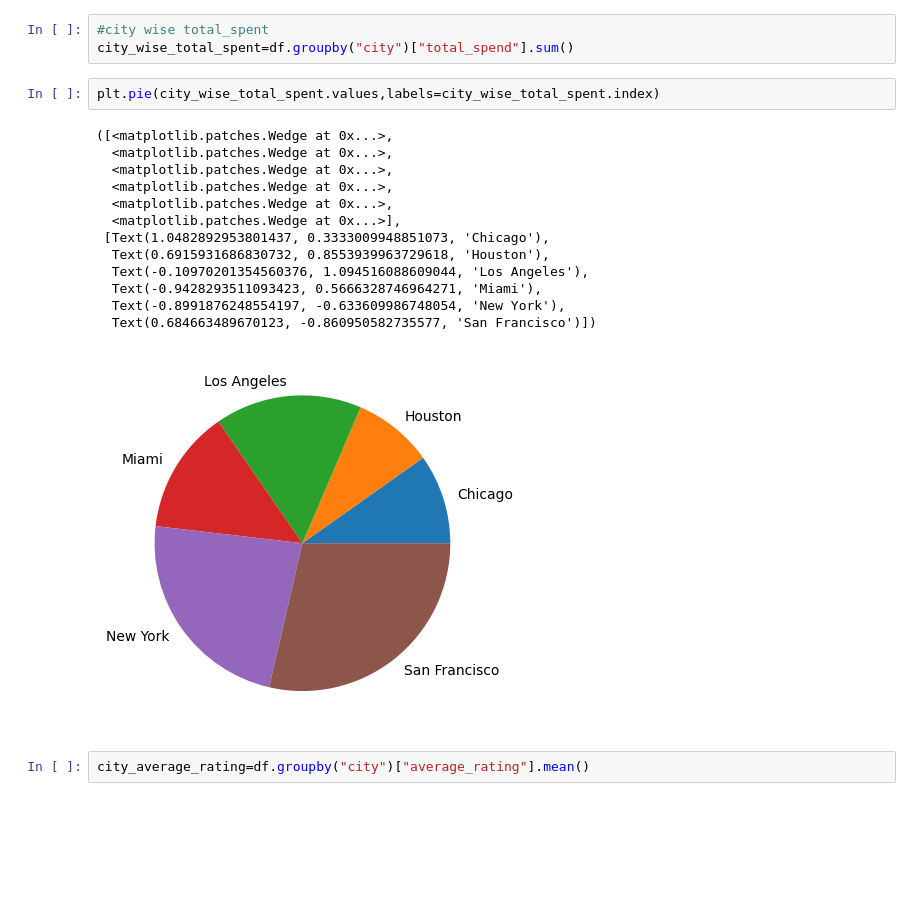
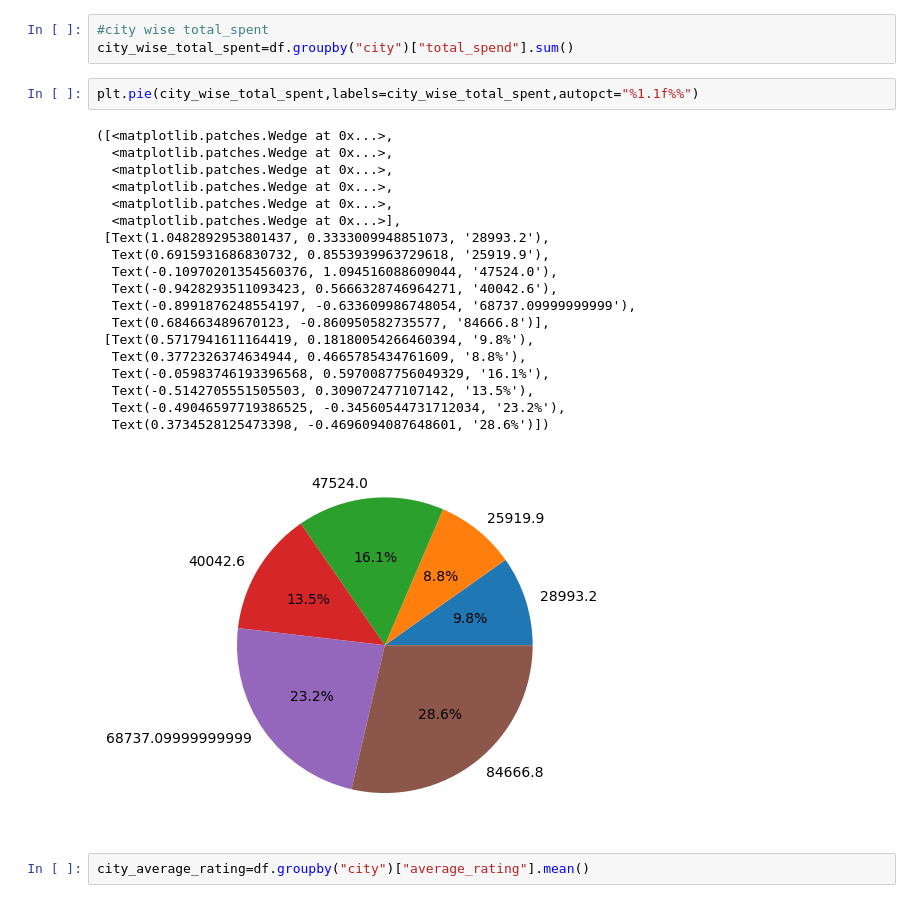
Before and after one commit to Adhnan788/pandas_works, a Jupyter notebook: customer_behavior_case_study/process_customer_behavior.ipynb, the cells around one changed output. Drawn from its saved outputs; the diff is of its cells as text; blank space fills up the shorter version.

```diff
--- a/customer_behavior_case_study/process_customer_behavior.ipynb
+++ b/customer_behavior_case_study/process_customer_behavior.ipynb
@@ -189,21 +189,27 @@ plt.show()
 #city wise total_spent
 city_wise_total_spent=df.groupby("city")["total_spend"].sum()
 # %%
-plt.pie(city_wise_total_spent.values,labels=city_wise_total_spent.index)
+plt.pie(city_wise_total_spent,labels=city_wise_total_spent,autopct="%1.1f%%")
 # %% [output]
 ([<matplotlib.patches.Wedge at 0x...>,
   <matplotlib.patches.Wedge at 0x...>,
   <matplotlib.patches.Wedge at 0x...>,
   <matplotlib.patches.Wedge at 0x...>,
   <matplotlib.patches.Wedge at 0x...>,
   <matplotlib.patches.Wedge at 0x...>],
- [Text(1.0482892953801437, 0.3333009948851073, 'Chicago'),
-  Text(0.6915931686830732, 0.8553939963729618, 'Houston'),
-  Text(-0.10970201354560376, 1.094516088609044, 'Los Angeles'),
-  Text(-0.9428293511093423, 0.5666328746964271, 'Miami'),
-  Text(-0.8991876248554197, -0.633609986748054, 'New York'),
-  Text(0.684663489670123, -0.860950582735577, 'San Francisco')])
+ [Text(1.0482892953801437, 0.3333009948851073, '28993.2'),
+  Text(0.6915931686830732, 0.8553939963729618, '25919.9'),
+  Text(-0.10970201354560376, 1.094516088609044, '47524.0'),
+  Text(-0.9428293511093423, 0.5666328746964271, '40042.6'),
+  Text(-0.8991876248554197, -0.633609986748054, '68737.09999999999'),
+  Text(0.684663489670123, -0.860950582735577, '84666.8')],
+ [Text(0.5717941611164419, 0.18180054266460394, '9.8%'),
+  Text(0.3772326374634944, 0.4665785434761609, '8.8%'),
+  Text(-0.05983746193396568, 0.5970087756049329, '16.1%'),
+  Text(-0.5142705551505503, 0.309072477107142, '13.5%'),
+  Text(-0.49046597719386525, -0.34560544731712034, '23.2%'),
+  Text(0.3734528125473398, -0.4696094087648601, '28.6%')])
-[figure, old version]
+[figure, new version]
 # %%
 city_average_rating=df.groupby("city")["average_rating"].mean()
 # %%
```
Also changed, not shown: parts of 3 cells of this notebook.
